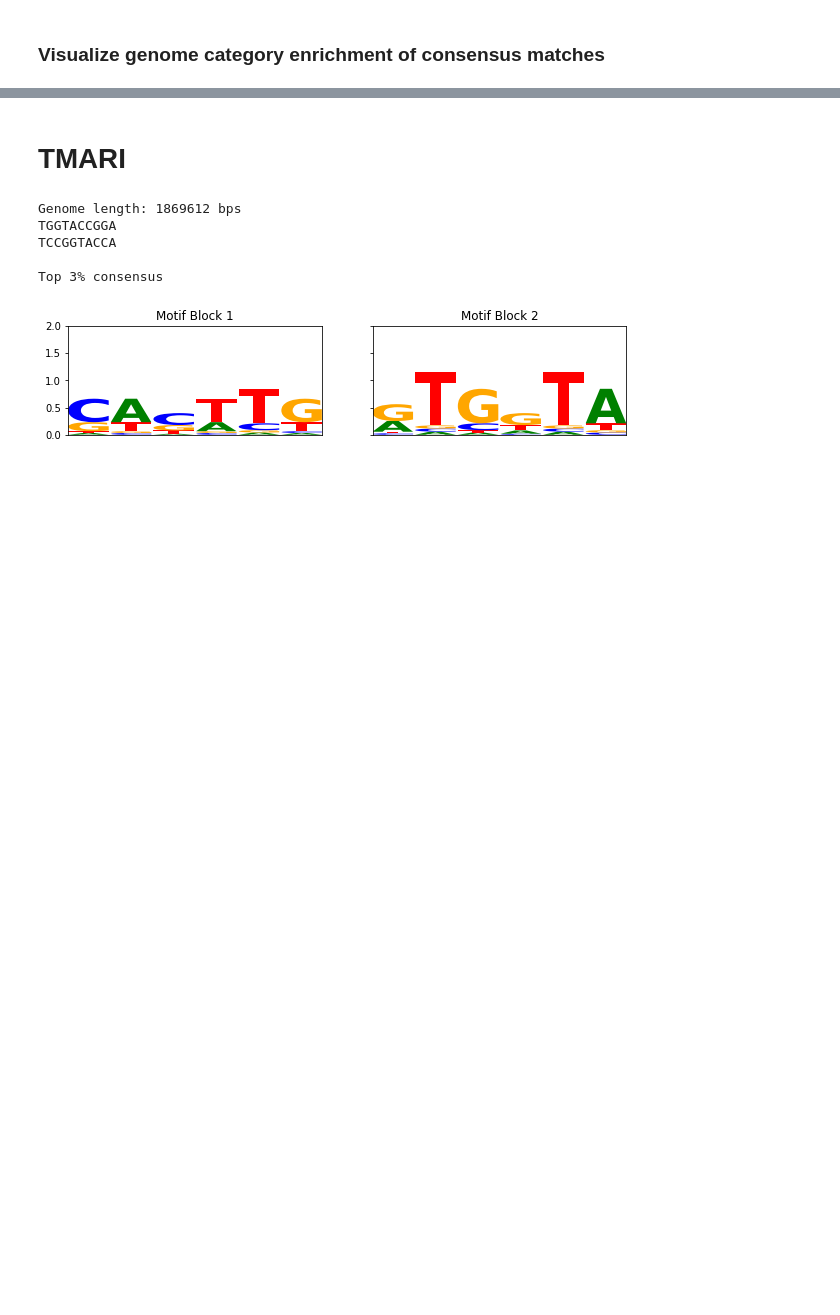
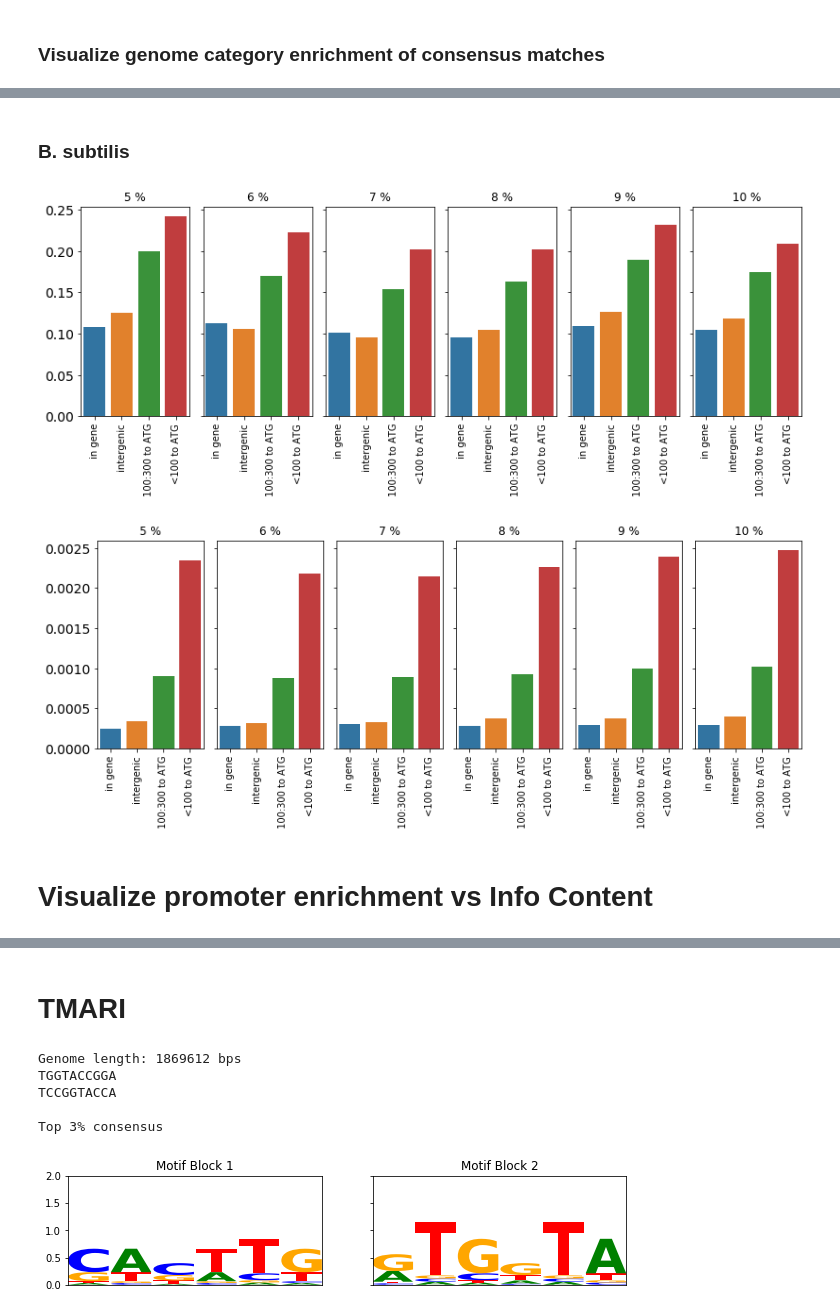
Before and after one commit to erinhwilson/promoter-id-from-rnaseq, a Jupyter notebook: tutorials/compare_consensus_predictions.ipynb, the cells around one changed output, grey strips where cells are left out. Saved outputs shown, nothing was run; the diff lists cells and outputs as text; code cells hidden in the pictures; blank space fills up the shorter version.

```diff
--- a/tutorials/compare_consensus_predictions.ipynb
+++ b/tutorials/compare_consensus_predictions.ipynb
@@ -236,3 +354,9 @@ all_motif_match_df.to_csv("med1-10_all_motif_match_df.tsv", sep='\t',index=False
+# %%
+bs_motif_dict, \
+bs_all_hex_df, \
+bs_all_motif_match_df, \
+bs_all_motif_match_cat_df, \
+bs_all_top_motif_match_cat_df = compare_consensus_motifs(bs_f_dict,bs_gbFile,threshold=12)
 # %% [markdown]
 ### Visualize genome category enrichment of consensus matches
 # %%
@@ -1360,0 +410,12 @@ all_org_df.to_csv('ec_5g_bs_enrich_ic_df.tsv',index=False, sep='\t')
+# %% [markdown]
+### B. subtilis
+# %%
+# all pssm matches
+compare_genome_cat_enrichment(bs_all_motif_match_cat_df)
+# high scoring pssm above 12
+compare_genome_cat_enrichment(bs_all_top_motif_match_cat_df)
+# %% [output]
+[figure, added]
+[figure, added]
+# %% [markdown]
+# Visualize promoter enrichment vs Info Content
```
Also changed, not shown: parts of 99 cells of this notebook.
